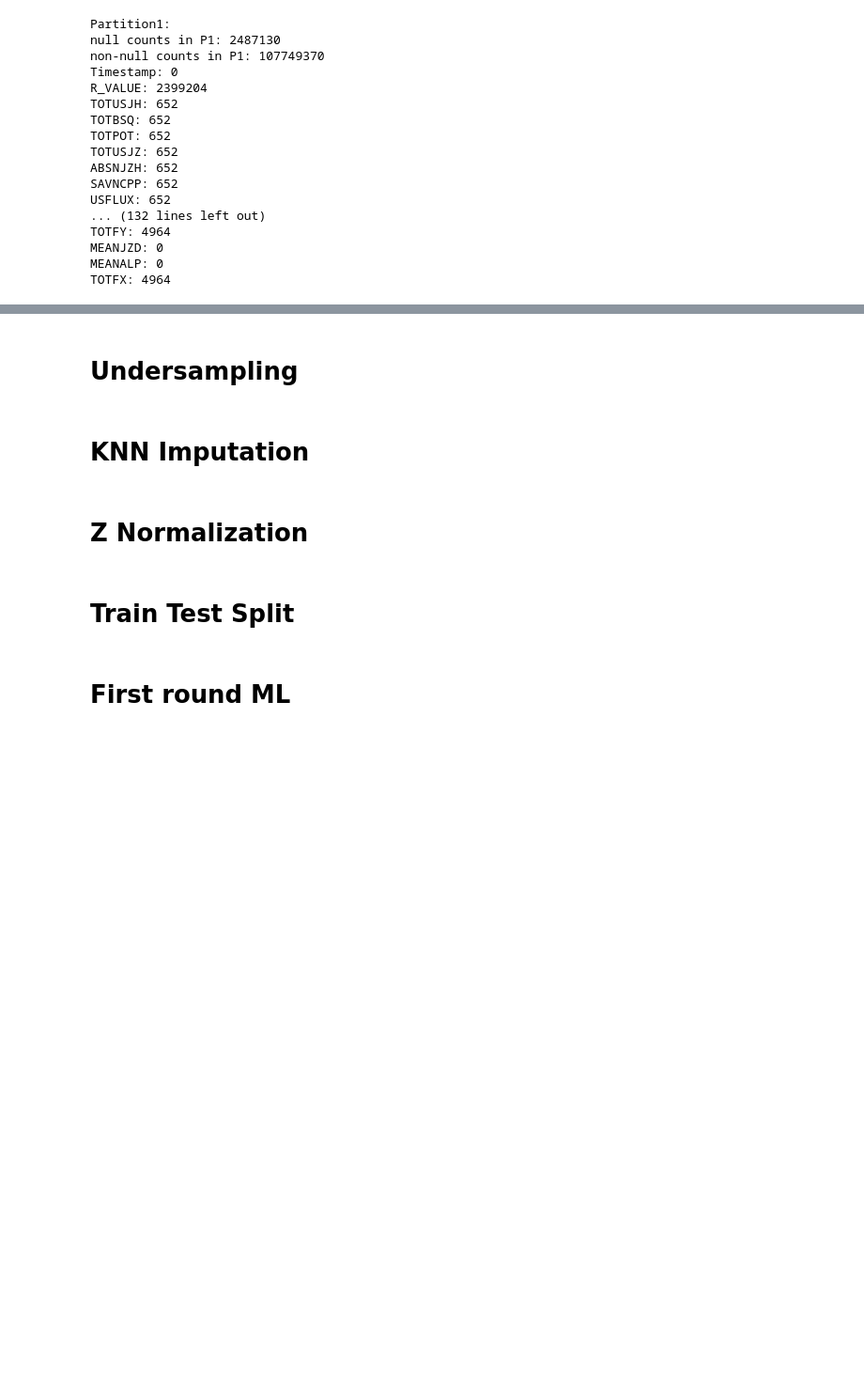
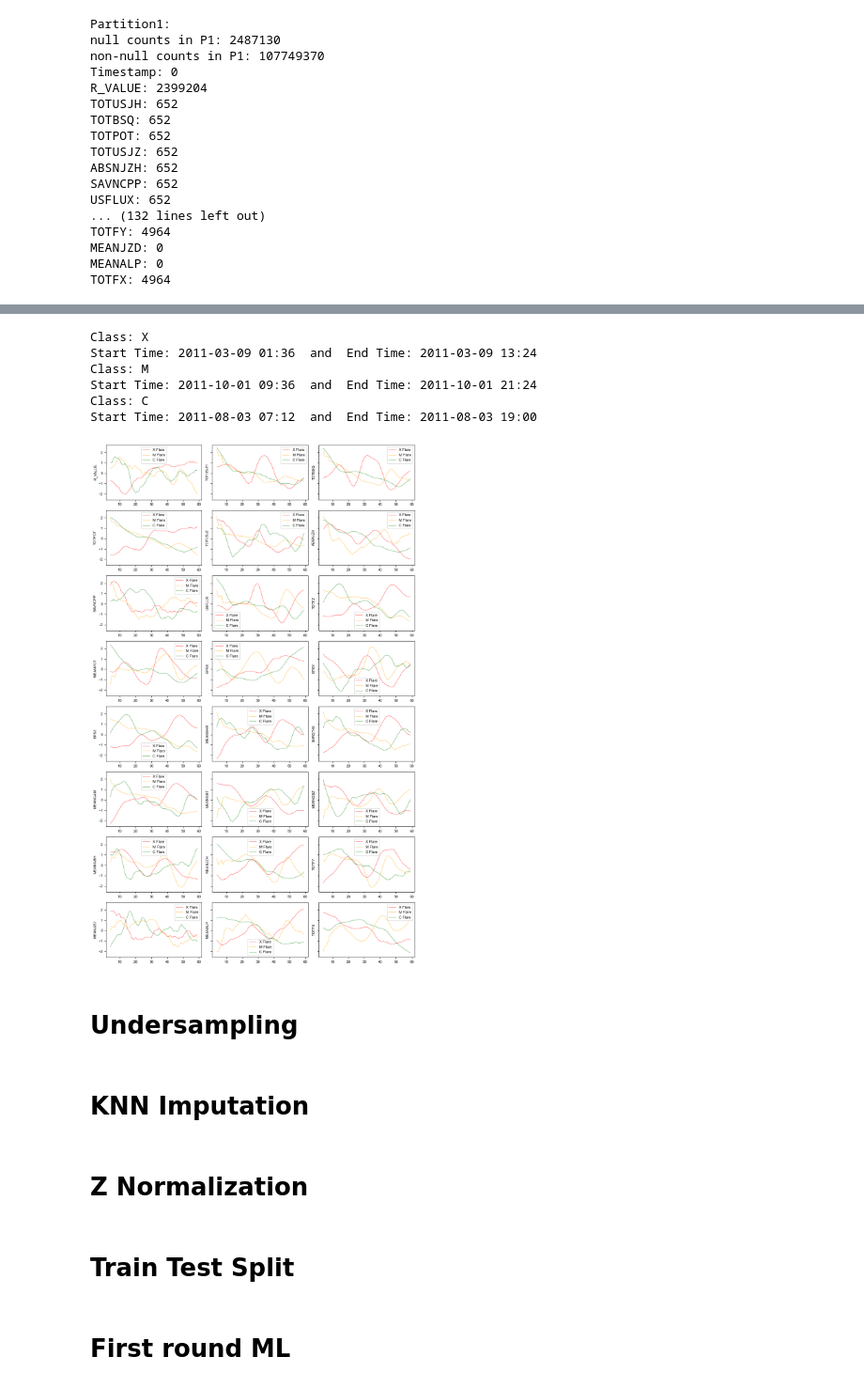
Before and after one commit to samresume/FlarePredict-DataPrep-Sampling-SWANSF, a Jupyter notebook: SWANSF-DataPreProcessing.ipynb, the cells around one changed output, grey strips where cells are left out. Shown: that part at 94% size. Drawn from its saved outputs; the diff is of its cells as text; code cells hidden in the pictures; blank space fills up the shorter version.

```diff
--- a/SWANSF-DataPreProcessing.ipynb
+++ b/SWANSF-DataPreProcessing.ipynb
@@ -367,0 +384,17 @@ TOTFX: 4964
+# %%
+sample_flare_index = [0,0,0]
+
+for i in range(0,len(labels[0]['FLARE_CLASS'])):
+    if labels[0]['FLARE_CLASS'][i] == 'X':
+        sample_flare_index[0] = i
+    elif labels[0]['FLARE_CLASS'][i] == 'M':
+        sample_flare_index[1] = i
+    elif labels[0]['FLARE_CLASS'][i] == 'C':
+        sample_flare_index[2] = i
+
+    count = 0
+    for j in range(0,3):
+        if sample_flare_index[j] != 0:
+            count += 1
+    if count == 3:
+        break
@@ -368,3 +424,61 @@ TOTFX: 4964
+# %%
+import matplotlib
+import matplotlib.pyplot as plt
+import numpy as np
+%matplotlib inline
+
+font = {'family' : 'Arial',
+        'weight' : 'normal',
+        'size'   : 8}
+
+matplotlib.rc('font', **font)
+
+abt_header = ['Timestamp', 'R_VALUE','TOTUSJH','TOTBSQ','TOTPOT','TOTUSJZ','ABSNJZH','SAVNCPP',
+                           'USFLUX','TOTFZ','MEANPOT', 'EPSX', 'EPSY','EPSZ','MEANSHR','SHRGT45','MEANGAM',
+                              'MEANGBT','MEANGBZ','MEANGBH','MEANJZH','TOTFY','MEANJZD','MEANALP','TOTFX']
+
+fig, axs = plt.subplots(8,3, sharey=True,
+  figsize=(10, 16))
+
+sample_flare_mvts = np.zeros((60,25,3))
+
+for i in range(0,3):
+    sample_flare_mvts[:,:, i] = np.array(data[0])[:,:, sample_flare_index[i]]
+
+    timestamp = sample_flare_mvts[:,0, i]
+
+    start_time = str(timestamp[0])[0:4] + '-' + str(timestamp[0])[4:6] + '-' + str(timestamp[0])[6:8] \
+                + ' ' + str(timestamp[0])[8:10] + ":" + str(timestamp[0])[10:12]
+
+    end_time = str(timestamp[59])[0:4] + '-' + str(timestamp[59])[4:6] + '-' + str(timestamp[59])[6:8] \
+                + ' ' + str(timestamp[59])[8:10] + ":" + str(timestamp[59])[10:12]
+
+    if i == 0:
+        print('Class: X')
+    elif i == 1:
+        print('Class: M')
+    else:
+        print('Class: C')
+
+    print('Start Time: ' + start_time + '  and  End Time: ' + end_time)
+
+
+
+for i, cls in enumerate(abt_header):
+    ax = axs.flat[i]
+    data = sample_flare_mvts[:,i+1,:]
+
+    plot_time_series_class(data, timestamp, abt_header[i], ax)
+
+fig.tight_layout();
+# %% [output]
+Class: X
+Start Time: 2011-03-09 01:36  and  End Time: 2011-03-09 13:24
+Class: M
+Start Time: 2011-10-01 09:36  and  End Time: 2011-10-01 21:24
+Class: C
+Start Time: 2011-08-03 07:12  and  End Time: 2011-08-03 19:00
+[figure, added]
 # %% [markdown]
 # Undersampling
 # %% [markdown]
```
Also changed, not shown: parts of 13 cells of this notebook.
